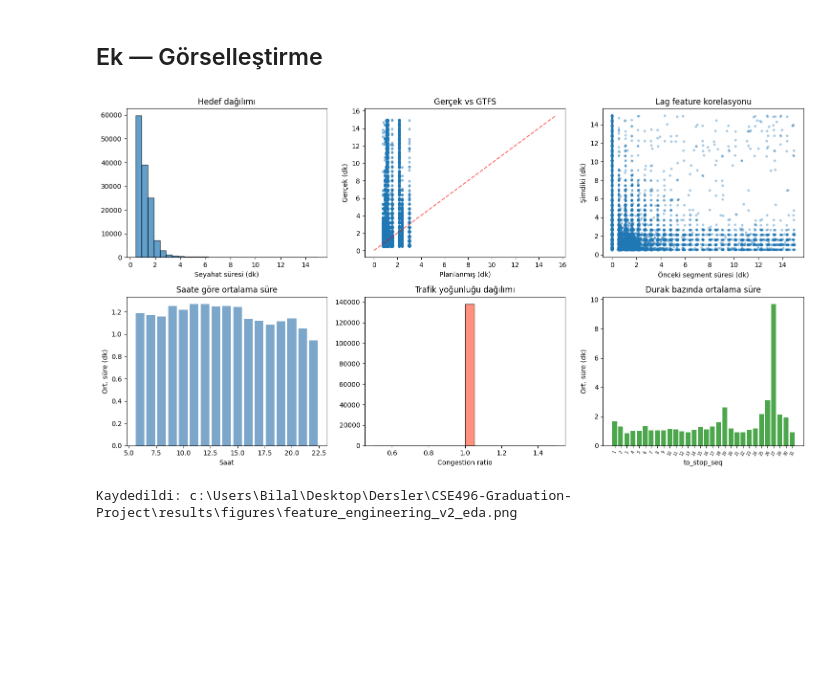
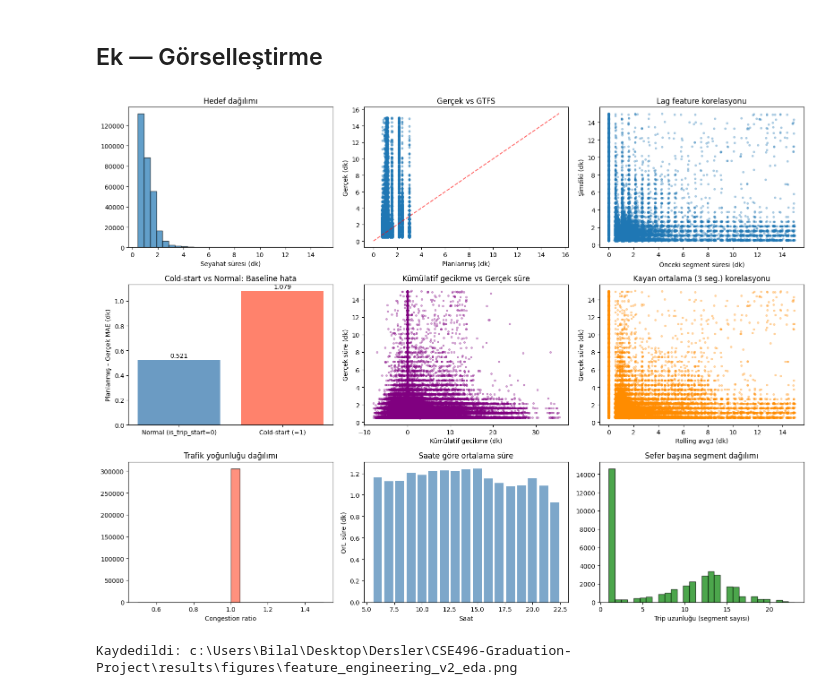
Before and after one commit to mbilalturk/graduation-project, a Jupyter notebook: notebooks/feature_engineering_v2.ipynb, the cells around one changed output. Saved outputs shown, nothing was run; the diff lists cells and outputs as text; code cells hidden in the pictures; blank space fills up the shorter version.

```diff
--- a/notebooks/feature_engineering_v2.ipynb
+++ b/notebooks/feature_engineering_v2.ipynb
@@ -390,4 +467,10 @@ if len(traffic_df) > 0:
 else:
     print('Trafik verisi henüz yok — congestion_ratio=1.0 atandı')
     df['congestion_ratio'] = 1.0
+
+# congestion_x_scheduled: tıkanıklığın planlanmış süreyle interaksiyonu
+# — tıkanıklık etkisi uzun segmentlerde daha büyük; bu interaksiyon bunu yakalar
+df['congestion_x_scheduled'] = (df['congestion_ratio'] * df['scheduled_travel_min']).round(3)
+print(f'congestion_ratio      : ort={df["congestion_ratio"].mean():.3f}')
+print(f'congestion_x_scheduled: ort={df["congestion_x_scheduled"].mean():.3f}')
 # %% [output]
@@ -473,12 +566,17 @@ FEATURE_COLS = [
     'stop_progress', 'distance_m',
     # Sequential lag
     'prev_travel_time_min', 'prev_deviation',
+    # Trip pozisyon (cold-start)
+    'segments_into_trip', 'is_trip_start', 'trip_elapsed_min',
+    # Kümülatif gecikme
+    'cumulative_deviation', 'rolling_travel_avg3',
     # GTFS
     'scheduled_travel_min',
     # Hava
-    'temperature', 'humidity', 'precipitation', 'wind_speed', 'visibility', 'weather_cat_enc',
+    'temperature', 'humidity', 'precipitation', 'wind_speed', 'visibility',
+    'weather_cat_enc', 'is_rainy',
     # Trafik
-    'congestion_ratio',
+    'congestion_ratio', 'congestion_x_scheduled',
 ]
 
 TARGET_COL = 'travel_time_min'
@@ -494,4 +592,8 @@ nan_s = df_final[avail_feat].isna().sum()
 print(nan_s[nan_s > 0].to_string() if nan_s.sum() > 0 else 'Yok')
 print(f'\nHedef (travel_time_min):')
 print(df_final[TARGET_COL].describe().round(3))
+print(f'\nYeni featurelar özeti:')
+new_feats = ['segments_into_trip', 'is_trip_start', 'trip_elapsed_min',
+             'cumulative_deviation', 'rolling_travel_avg3', 'is_rainy', 'congestion_x_scheduled']
+print(df_final[[f for f in new_feats if f in df_final.columns]].describe().round(3))
 # %% [output]
@@ -528,45 +631,72 @@ except ImportError:
     print('matplotlib kurulu değil'); raise SystemExit
 
 if len(df_final) < 10:
     print('Görselleştirme için yetersiz veri.')
 else:
-    fig, axes = plt.subplots(2, 3, figsize=(15, 8))
+    fig, axes = plt.subplots(3, 3, figsize=(16, 12))
 
+    # --- Satır 1: Mevcut featurelar ---
     axes[0,0].hist(df_final[TARGET_COL], bins=30, edgecolor='black', alpha=0.7)
     axes[0,0].set_xlabel('Seyahat süresi (dk)')
     axes[0,0].set_title('Hedef dağılımı')
 
     axes[0,1].scatter(df_final['scheduled_travel_min'], df_final[TARGET_COL], alpha=0.4, s=10)
     lim = max(df_final['scheduled_travel_min'].max(), df_final[TARGET_COL].max()) + 0.5
     axes[0,1].plot([0, lim], [0, lim], 'r--', alpha=0.6)
     axes[0,1].set_xlabel('Planlanmış (dk)'); axes[0,1].set_ylabel('Gerçek (dk)')
     axes[0,1].set_title('Gerçek vs GTFS')
 
     axes[0,2].scatter(df_final['prev_travel_time_min'], df_final[TARGET_COL], alpha=0.3, s=8)
     axes[0,2].set_xlabel('Önceki segment süresi (dk)'); axes[0,2].set_ylabel('Şimdiki (dk)')
     axes[0,2].set_title('Lag feature korelasyonu')
 
+    # --- Satır 2: Yeni trip pozisyon featureları ---
+    if 'is_trip_start' in df_final.columns:
+        cold_mae = df_final.groupby('is_trip_start').apply(
+            lambda g: abs(g[TARGET_COL] - g['scheduled_travel_min']).mean()
+        )
+        bars = axes[1,0].bar(['Normal (is_trip_start=0)', 'Cold-start (=1)'],
+                              cold_mae.values, color=['steelblue', 'tomato'], alpha=0.8)
+        axes[1,0].set_ylabel('Planlanmış – Gerçek MAE (dk)')
+        axes[1,0].set_title('Cold-start vs Normal: Baseline hata')
+        for bar, val in zip(bars, cold_mae.values):
+            axes[1,0].text(bar.get_x() + bar.get_width()/2, bar.get_height() + 0.01,
+                           f'{val:.3f}', ha='center', va='bottom', fontsize=10)
+
+    if 'cumulative_deviation' in df_final.columns:
+        axes[1,1].scatter(df_final['cumulative_deviation'], df_final[TARGET_COL],
+                          alpha=0.3, s=8, color='purple')
+        axes[1,1].set_xlabel('Kümülatif gecikme (dk)'); axes[1,1].set_ylabel('Gerçek süre (dk)')
+        axes[1,1].set_title('Kümülatif gecikme vs Gerçek süre')
+
+    if 'rolling_travel_avg3' in df_final.columns:
+        axes[1,2].scatter(df_final['rolling_travel_avg3'], df_final[TARGET_COL],
+                          alpha=0.3, s=8, color='darkorange')
+        axes[1,2].set_xlabel('Rolling avg3 (dk)'); axes[1,2].set_ylabel('Gerçek süre (dk)')
+        axes[1,2].set_title('Kayan ortalama (3 seg.) korelasyonu')
+
+    # --- Satır 3: Trafik & zaman ---
+    axes[2,0].hist(df_final['congestion_ratio'], bins=20, edgecolor='black', alpha=0.7, color='tomato')
+    axes[2,0].set_xlabel('Congestion ratio')
+    axes[2,0].set_title('Trafik yoğunluğu dağılımı')
+
     by_hour = df_final.groupby('hour')[TARGET_COL].mean()
-    axes[1,0].bar(by_hour.index, by_hour.values, alpha=0.7, color='steelblue')
-    axes[1,0].set_xlabel('Saat'); axes[1,0].set_ylabel('Ort. süre (dk)')
-    axes[1,0].set_title('Saate göre ortalama süre')
+    axes[2,1].bar(by_hour.index, by_hour.values, alpha=0.7, color='steelblue')
+    axes[2,1].set_xlabel('Saat'); axes[2,1].set_ylabel('Ort. süre (dk)')
+    axes[2,1].set_title('Saate göre ortalama süre')
 
-    axes[1,1].hist(df_final['congestion_ratio'], bins=20, edgecolor='black', alpha=0.7, color='tomato')
-    axes[1,1].set_xlabel('Congestion ratio')
-    axes[1,1].set_title('Trafik yoğunluğu dağılımı')
-
-    by_seq = df_final.groupby('to_stop_seq')[TARGET_COL].mean().sort_index()
-    axes[1,2].bar(by_seq.index.astype(str), by_seq.values, alpha=0.7, color='green')
-    axes[1,2].set_xlabel('to_stop_seq'); axes[1,2].set_ylabel('Ort. süre (dk)')
-    axes[1,2].set_title('Durak bazında ortalama süre')
-    axes[1,2].tick_params(axis='x', rotation=60, labelsize=6)
+    if 'segments_into_trip' in df_final.columns:
+        trip_len = df_final.groupby(['bus_id', 'yon', 'date', 'trip_start_time'])['segments_into_trip'].max() + 1
+        axes[2,2].hist(trip_len, bins=30, edgecolor='black', alpha=0.7, color='green')
+        axes[2,2].set_xlabel('Trip uzunluğu (segment sayısı)')
+        axes[2,2].set_title('Sefer başına segment dağılımı')
 
     plt.tight_layout()
     fig_path = os.path.join(PROJECT_ROOT, 'results', 'figures', 'feature_engineering_v2_eda.png')
     os.makedirs(os.path.dirname(fig_path), exist_ok=True)
     plt.savefig(fig_path, dpi=150, bbox_inches='tight')
     plt.show()
     print(f'Kaydedildi: {fig_path}')
 # %% [output]
-[figure, old version]
+[figure, new version]
 Kaydedildi: c:\Users\Bilal\Desktop\Dersler\CSE496-Graduation-Project\results\figures\feature_engineering_v2_eda.png
```
Also changed, not shown: parts of 14 cells of this notebook, 33 other files.
